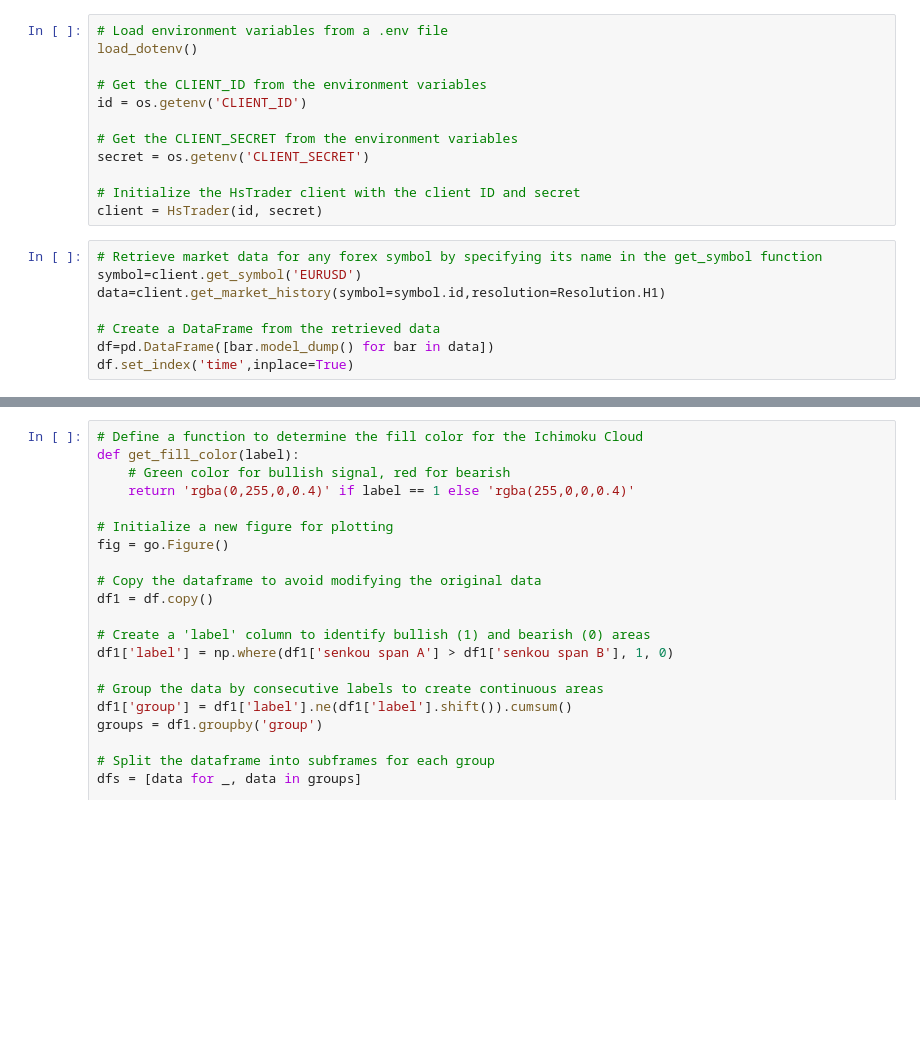
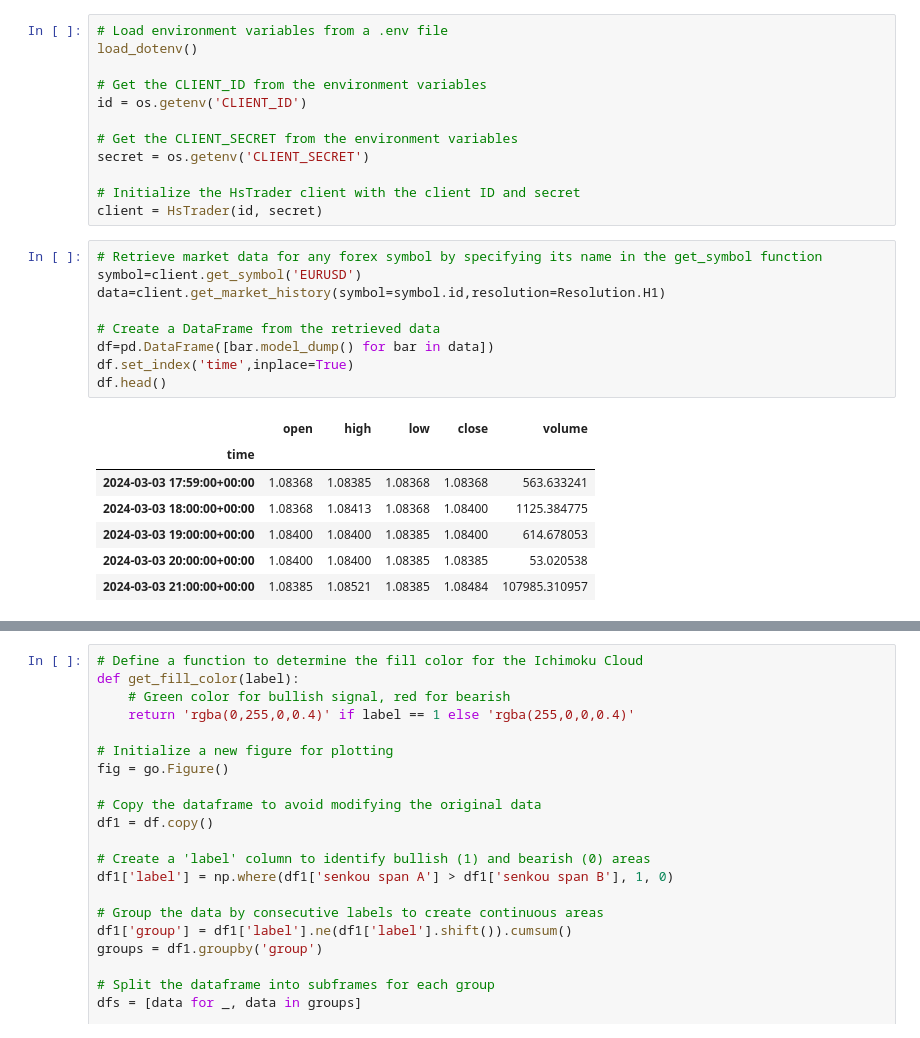
Before and after one commit to RitaBasbous/HsTrader-Ichimoku-Cloud-Indicator, a Jupyter notebook: ichimoku.ipynb, the cells around one changed output, grey strips where cells are left out. Saved outputs shown, nothing was run; the diff lists cells and outputs as text; blank space fills up the shorter version.

```diff
--- a/ichimoku.ipynb
+++ b/ichimoku.ipynb
@@ -21,11 +21,20 @@ client = HsTrader(id, secret)
 # %%
 # Retrieve market data for any forex symbol by specifying its name in the get_symbol function
 symbol=client.get_symbol('EURUSD')
 data=client.get_market_history(symbol=symbol.id,resolution=Resolution.H1)
 
 # Create a DataFrame from the retrieved data
 df=pd.DataFrame([bar.model_dump() for bar in data])
 df.set_index('time',inplace=True)
+df.head()
+# %% [output]
+|  | open | high | low | close | volume |
+| time |  |  |  |  |  |
+| 2024-03-03 17:59:00+00:00 | 1.08368 | 1.08385 | 1.08368 | 1.08368 | 563.633241 |
+| 2024-03-03 18:00:00+00:00 | 1.08368 | 1.08413 | 1.08368 | 1.08400 | 1125.384775 |
+| 2024-03-03 19:00:00+00:00 | 1.08400 | 1.08400 | 1.08385 | 1.08400 | 614.678053 |
+| 2024-03-03 20:00:00+00:00 | 1.08400 | 1.08400 | 1.08385 | 1.08385 | 53.020538 |
+| 2024-03-03 21:00:00+00:00 | 1.08385 | 1.08521 | 1.08385 | 1.08484 | 107985.310957 |
 # %%
 # Tenkan-sen (Conversion Line): (9-period high + 9-period low)/2))
 nine_period_high = df['high'].rolling(window= 9).max()
```
Also changed, not shown: parts of 4 cells of this notebook.
